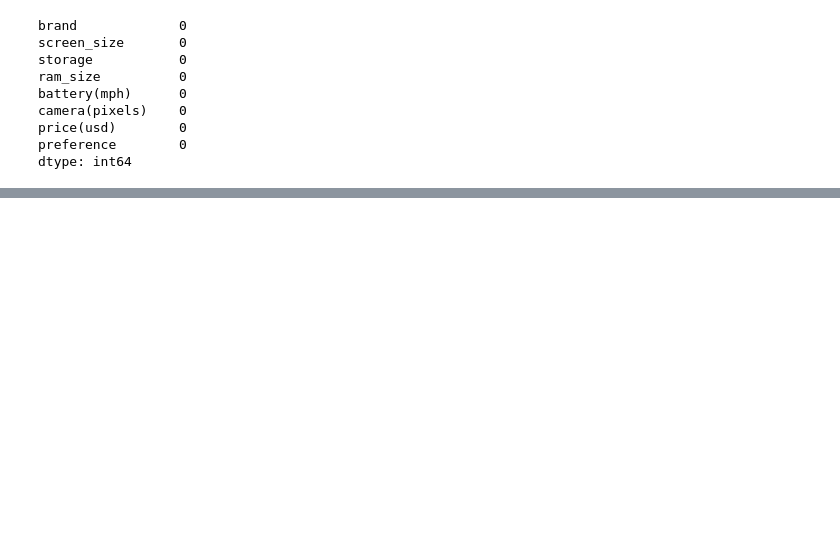
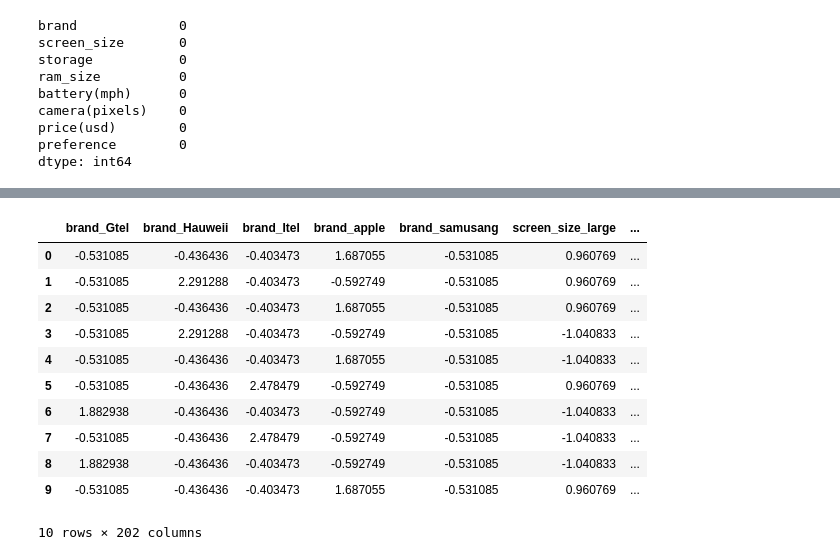
Before and after one commit to kudzaiprichard/smartphone-conjoint-analysis, a Jupyter notebook: conjoint_analysis.ipynb, the cells around one changed output, grey strips where cells are left out. Saved outputs shown, nothing was run; the diff lists cells and outputs as text; code cells hidden in the pictures; blank space fills up the shorter version.

```diff
--- a/conjoint_analysis.ipynb
+++ b/conjoint_analysis.ipynb
@@ -127,0 +251,29 @@ sns.heatmap(smartphones_corr, annot=True)
+# %%
+from sklearn.preprocessing import StandardScaler
+
+# We will use the data frame where we had created dummy variables scaling all the variables to a range of 0 to 1
+X = smartphones_dum
+y = smartphones['preference'].astype(int)
+# The target variable will be normalized from a ranking to a 1 to 10 score
+y = y.apply(lambda x: int(x/len(y)*10))
+
+features = X.columns.values
+scaler = StandardScaler()
+scaler.fit(X)
+X = pd.DataFrame(scaler.transform(X))
+X.columns = features
+# %%
+X.head(10)
+# %% [output]
+|  | brand_Gtel | brand_Hauweii | brand_Itel | brand_apple | brand_samusang | screen_size_large | ... |
+| 0 | -0.531085 | -0.436436 | -0.403473 | 1.687055 | -0.531085 | 0.960769 | ... |
+| 1 | -0.531085 | 2.291288 | -0.403473 | -0.592749 | -0.531085 | 0.960769 | ... |
+| 2 | -0.531085 | -0.436436 | -0.403473 | 1.687055 | -0.531085 | 0.960769 | ... |
+| 3 | -0.531085 | 2.291288 | -0.403473 | -0.592749 | -0.531085 | -1.040833 | ... |
+| 4 | -0.531085 | -0.436436 | -0.403473 | 1.687055 | -0.531085 | -1.040833 | ... |
+| 5 | -0.531085 | -0.436436 | 2.478479 | -0.592749 | -0.531085 | 0.960769 | ... |
+| 6 | 1.882938 | -0.436436 | -0.403473 | -0.592749 | -0.531085 | -1.040833 | ... |
+| 7 | -0.531085 | -0.436436 | 2.478479 | -0.592749 | -0.531085 | -1.040833 | ... |
+| 8 | 1.882938 | -0.436436 | -0.403473 | -0.592749 | -0.531085 | -1.040833 | ... |
+| 9 | -0.531085 | -0.436436 | -0.403473 | 1.687055 | -0.531085 | 0.960769 | ... |
+10 rows × 202 columns
```
Also changed, not shown: parts of 18 cells of this notebook.
